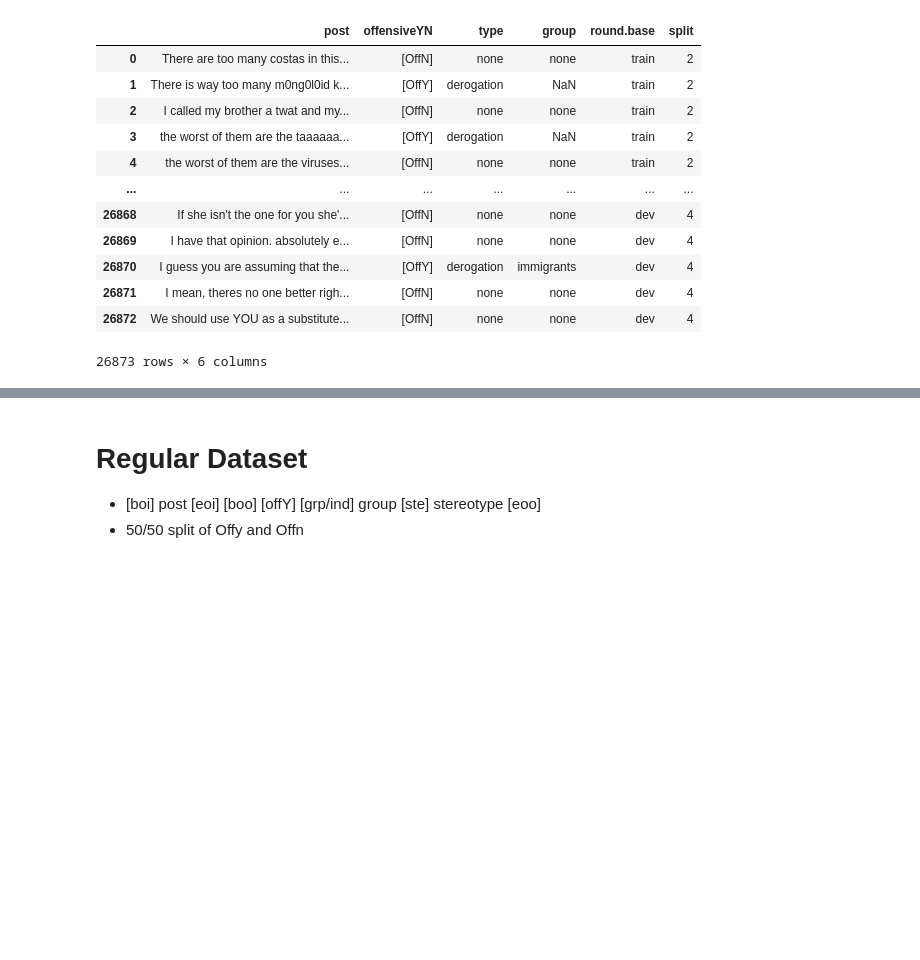
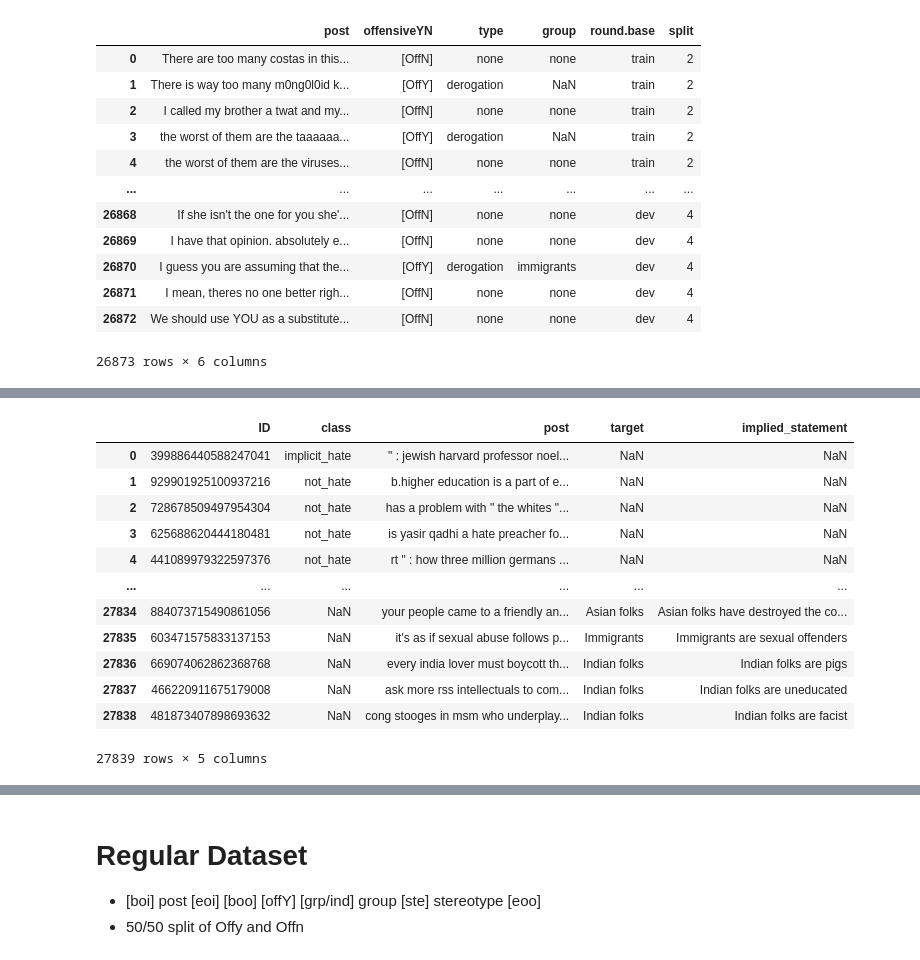
Before and after one commit to nandsra21/NLPProject, a Jupyter notebook: csv_manipulate_final.ipynb, the cells around one changed output, grey strips where cells are left out. Cells and saved outputs as stored; diff of their text form; code cells hidden in the pictures; blank space fills up the shorter version.

```diff
--- a/csv_manipulate_final.ipynb
+++ b/csv_manipulate_final.ipynb
@@ -334,0 +371,34 @@ all_data = all_data.append(training_csv).dropna(axis=1, how="all")
+# %%
+#merge each file
+from functools import reduce
+df1 = pd.read_csv("implicit-hate-corpus/implicit_hate_v1_stg1.tsv", sep='\t')
+df2 = pd.read_csv("implicit-hate-corpus/implicit_hate_v1_SAP_posts.tsv", sep="\t")
+df3 = pd.read_csv("implicit-hate-corpus/implicit_hate_v1_stg2.tsv", sep="\t")
+df4 = pd.read_csv("implicit-hate-corpus/implicit_hate_v1_stg3.tsv", sep="\t")
+df5 = pd.read_csv("implicit-hate-corpus/implicit_hate_v1_stg2_posts.tsv", sep="\t")
+df6 = pd.read_csv("implicit-hate-corpus/implicit_hate_v1_stg3_posts.tsv", sep="\t")
+df7 = pd.read_csv("implicit-hate-corpus/implicit_hate_v1_stg1_posts.tsv", sep="\t")
+
+# combine each stage together
+stg1_df = df1.merge(df7["post"], left_index=True, right_index=True)
+#stg2_df = df3.merge(df5["post"], left_index=True, right_index=True)
+stg3_df = df4.merge(df6["post"], left_index=True, right_index=True)
+total_df = pd.concat([stg1_df, stg3_df], ignore_index=True)
+total_df
+#data_frames = [df1, df2, df3, df4, df5, df6, df7]
+#df_merged = reduce(lambda  left,right: pd.merge(left,right,on=['ID'],
+#                                            how='outer'), data_frames)
+# %% [output]
+|  | ID | class | post | target | implied_statement |
+| 0 | 399886440588247041 | implicit_hate | " : jewish harvard professor noel... | NaN | NaN |
+| 1 | 929901925100937216 | not_hate | b.higher education is a part of e... | NaN | NaN |
+| 2 | 728678509497954304 | not_hate | has a problem with " the whites "... | NaN | NaN |
+| 3 | 625688620444180481 | not_hate | is yasir qadhi a hate preacher fo... | NaN | NaN |
+| 4 | 441089979322597376 | not_hate | rt " : how three million germans ... | NaN | NaN |
+| ... | ... | ... | ... | ... | ... |
+| 27834 | 884073715490861056 | NaN | your people came to a friendly an... | Asian folks | Asian folks have destroyed the co... |
+| 27835 | 603471575833137153 | NaN | it's as if sexual abuse follows p... | Immigrants | Immigrants are sexual offenders |
+| 27836 | 669074062862368768 | NaN | every india lover must boycott th... | Indian folks | Indian folks are pigs |
+| 27837 | 466220911675179008 | NaN | ask more rss intellectuals to com... | Indian folks | Indian folks are uneducated |
+| 27838 | 481873407898693632 | NaN | cong stooges in msm who underplay... | Indian folks | Indian folks are facist |
+27839 rows × 5 columns
```
Also changed, not shown: parts of 49 cells of this notebook, 3 other files.
